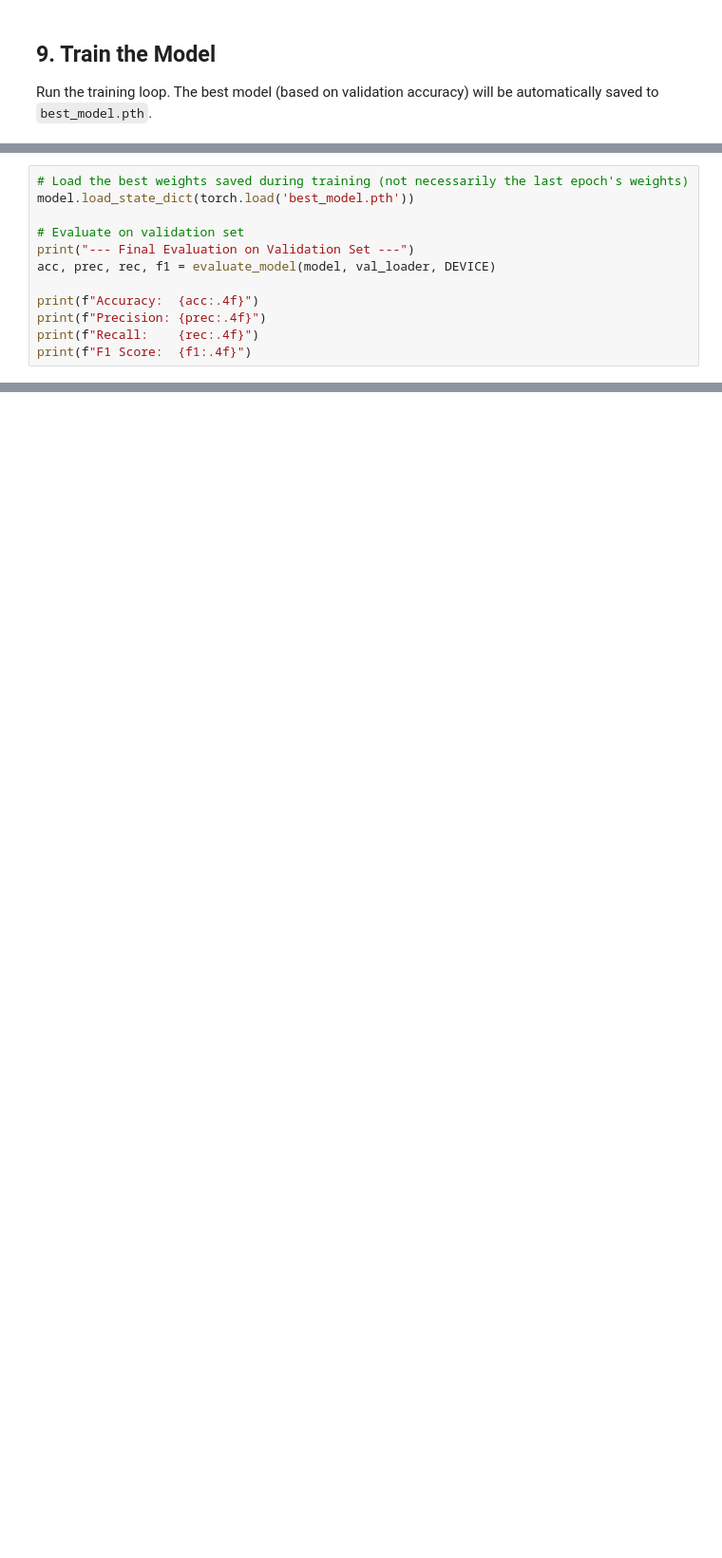
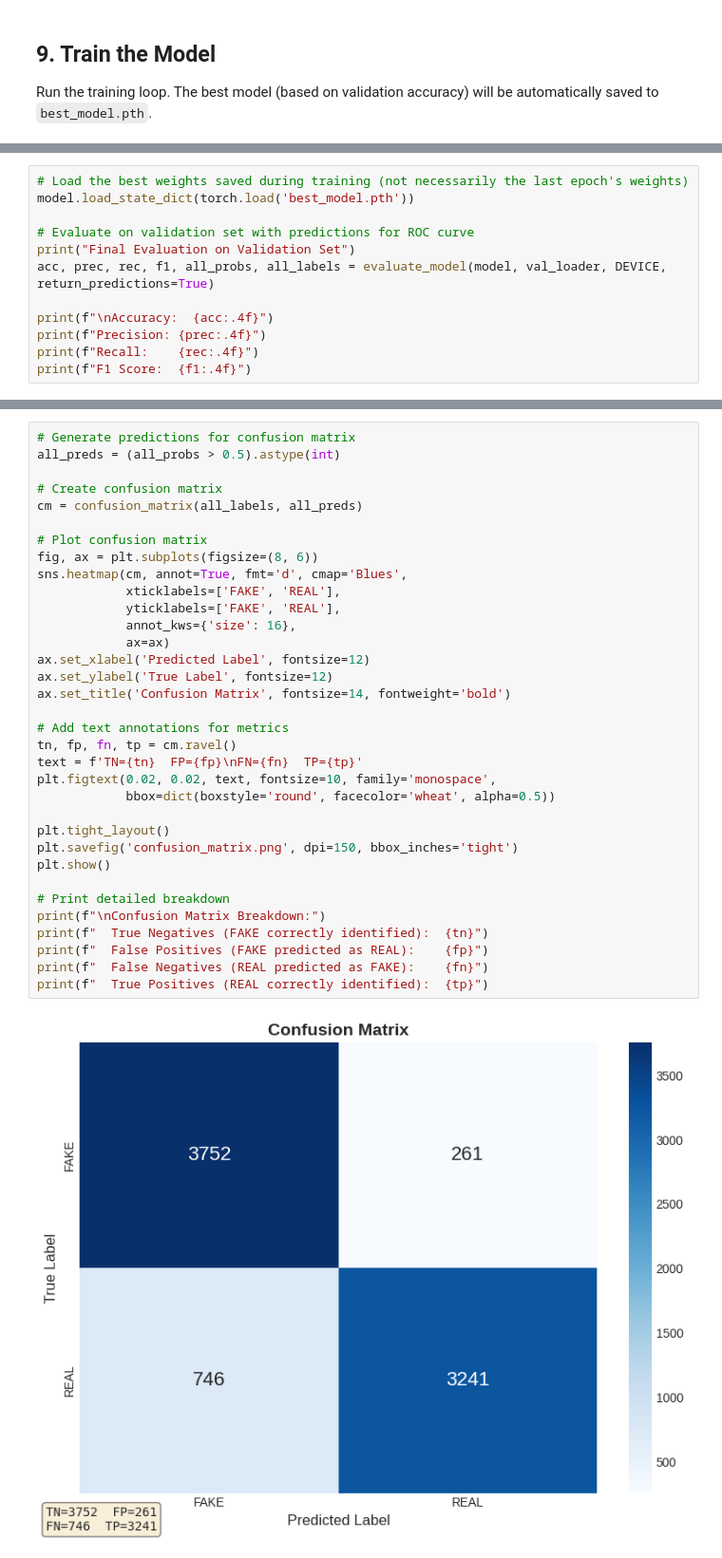
Before and after one commit to JakkoT/IDS-AI-Image-detection, a Jupyter notebook: model.ipynb, the cells around one changed output, grey strips where cells are left out. Shown: that part at 95% size. Saved outputs shown, nothing was run; the diff lists cells and outputs as text; blank space fills up the shorter version.

```diff
--- a/model.ipynb
+++ b/model.ipynb
@@ -407,11 +544,11 @@ Load the best saved model and evaluate its performance on the validation set.
 # Load the best weights saved during training (not necessarily the last epoch's weights)
 model.load_state_dict(torch.load('best_model.pth'))
 
-# Evaluate on validation set
-print("--- Final Evaluation on Validation Set ---")
-acc, prec, rec, f1 = evaluate_model(model, val_loader, DEVICE)
+# Evaluate on validation set with predictions for ROC curve
+print("Final Evaluation on Validation Set")
+acc, prec, rec, f1, all_probs, all_labels = evaluate_model(model, val_loader, DEVICE, return_predictions=True)
 
-print(f"Accuracy:  {acc:.4f}")
+print(f"\nAccuracy:  {acc:.4f}")
 print(f"Precision: {prec:.4f}")
 print(f"Recall:    {rec:.4f}")
 print(f"F1 Score:  {f1:.4f}")
@@ -417,0 +575,36 @@ print(f"F1 Score:  {f1:.4f}")
+# %%
+# Generate predictions for confusion matrix
+all_preds = (all_probs > 0.5).astype(int)
+
+# Create confusion matrix
+cm = confusion_matrix(all_labels, all_preds)
+
+# Plot confusion matrix
+fig, ax = plt.subplots(figsize=(8, 6))
+sns.heatmap(cm, annot=True, fmt='d', cmap='Blues',
+            xticklabels=['FAKE', 'REAL'],
+            yticklabels=['FAKE', 'REAL'],
+            annot_kws={'size': 16},
+            ax=ax)
+ax.set_xlabel('Predicted Label', fontsize=12)
+ax.set_ylabel('True Label', fontsize=12)
+ax.set_title('Confusion Matrix', fontsize=14, fontweight='bold')
+
+# Add text annotations for metrics
+tn, fp, fn, tp = cm.ravel()
+text = f'TN={tn}  FP={fp}\nFN={fn}  TP={tp}'
+plt.figtext(0.02, 0.02, text, fontsize=10, family='monospace',
+            bbox=dict(boxstyle='round', facecolor='wheat', alpha=0.5))
+
+plt.tight_layout()
+plt.savefig('confusion_matrix.png', dpi=150, bbox_inches='tight')
+plt.show()
+
+# Print detailed breakdown
+print(f"\nConfusion Matrix Breakdown:")
+print(f"  True Negatives (FAKE correctly identified):  {tn}")
+print(f"  False Positives (FAKE predicted as REAL):    {fp}")
+print(f"  False Negatives (REAL predicted as FAKE):    {fn}")
+print(f"  True Positives (REAL correctly identified):  {tp}")
+# %% [output]
+[figure, added]
```
Also changed, not shown: parts of 20 cells of this notebook, 6 other files.
